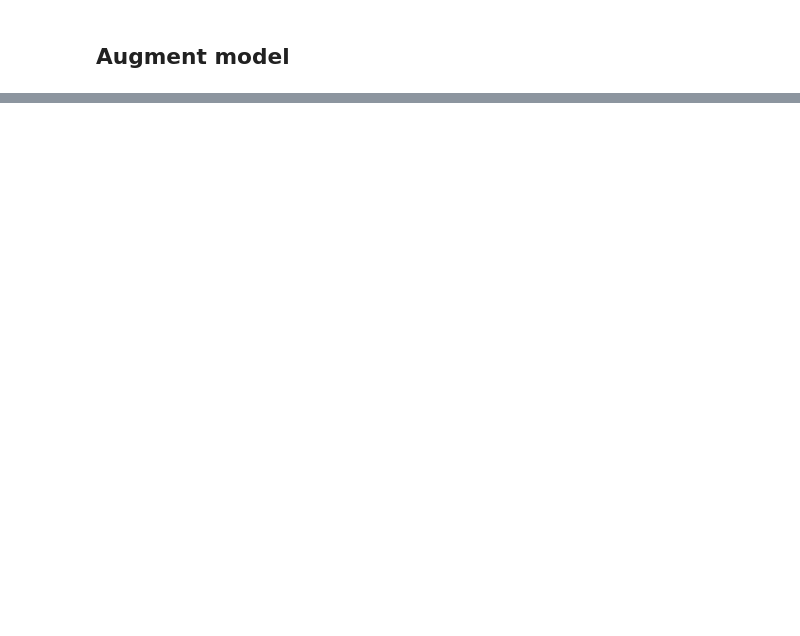
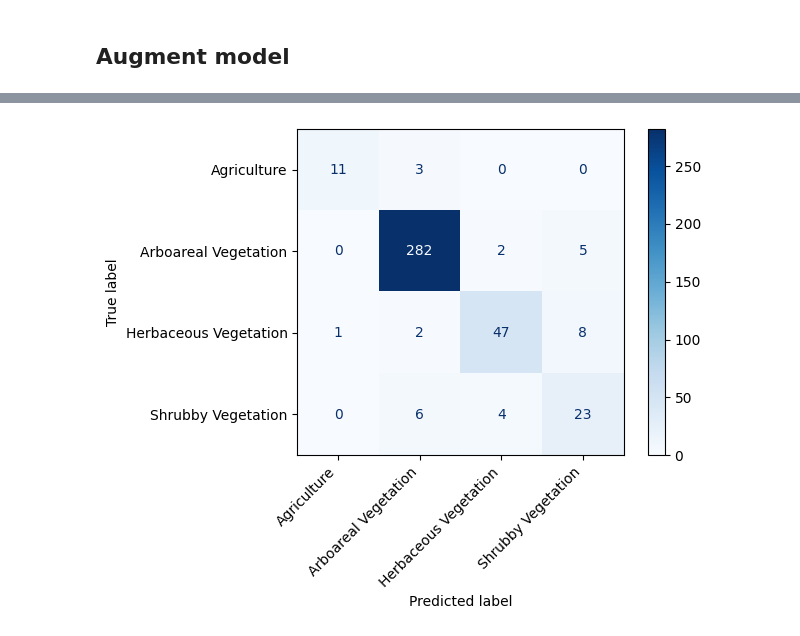
Before and after one commit to humbertonc/cerrado_classifier, a Jupyter notebook: Cópia_de_CerradoSatelliteImages.ipynb, the cells around one changed output, grey strips where cells are left out. Drawn from its saved outputs; the diff is of its cells as text; code cells hidden in the pictures; blank space fills up the shorter version.

```diff
--- a/Cópia_de_CerradoSatelliteImages.ipynb
+++ b/Cópia_de_CerradoSatelliteImages.ipynb
@@ -614,0 +640,29 @@ finetune_model(model, train_loader, val_loader, num_epochs, device)
+# %%
+model.eval()
+with torch.no_grad():
+    y_pred = []
+    for images, labels in val_loader:
+        images, labels = images.to(device), labels.to(device)
+        outputs = model(images)
+        _, predicted = torch.max(outputs, 1)
+        y_pred.extend([int(x) for x in predicted])
+
+# Compute confusion matrix
+cm = confusion_matrix(y_test, y_pred)
+
+# Assuming you have class labels like so:
+class_labels = ['Agriculture', 'Arboreal Vegetation', 'Herbaceous Vegetation', 'Shrubby Vegetation']
+
+disp = ConfusionMatrixDisplay(confusion_matrix=cm, display_labels=class_labels)
+disp.plot(cmap=plt.cm.Blues)  # Optionally, set a colormap with cmap
+
+# Here you rotate the xtick labels
+plt.xticks(rotation=45, ha='right')  # ha='right' aligns the text for better readability
+
+# Optionally, adjust the bottom of the plot to prevent cutting off the labels
+plt.gcf().subplots_adjust(bottom=0.2)
+
+# Show the plot
+plt.show()
+# %% [output]
+[figure, added]
```
Also changed, not shown: parts of 7 cells of this notebook.
